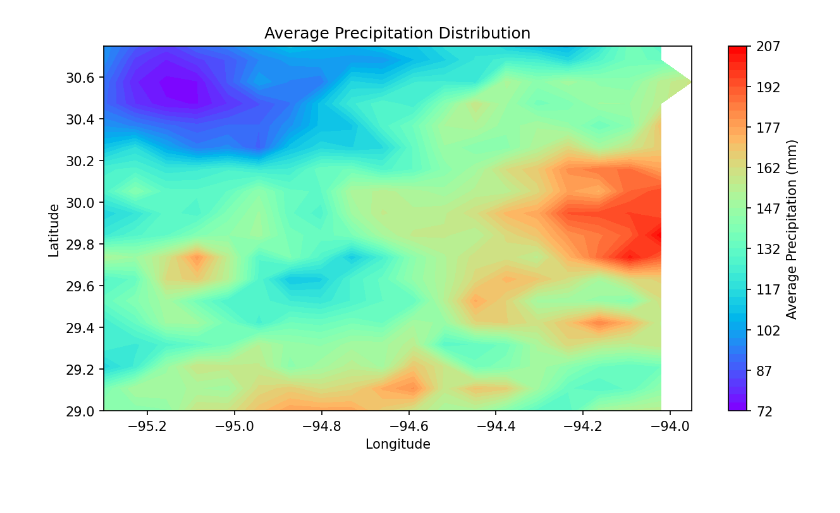
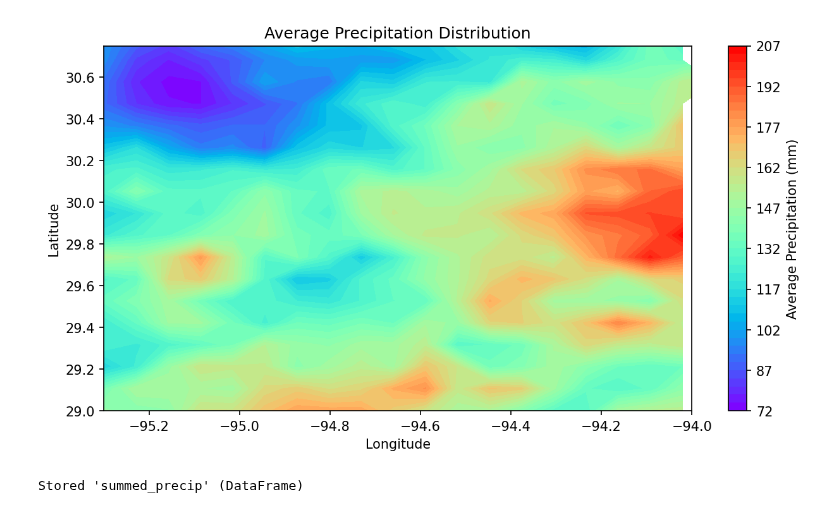
Before and after one commit to oluwafemiomitusa/Geospatial-Analysis, a Jupyter notebook: Second_part/Jupyter Notebooks/New/precipitation.ipynb, the cells around one changed output. Saved outputs shown, nothing was run; the diff lists cells and outputs as text; code cells hidden in the pictures.

```diff
--- a/Second_part/Jupyter Notebooks/New/precipitation.ipynb
+++ b/Second_part/Jupyter Notebooks/New/precipitation.ipynb
@@ -33,7 +26,7 @@ for filename in os.listdir(directory):
         all_data.append(grouped_df)
 
 # Combine all data into a single DataFrame
-combined_data = pd.concat(all_data, ignore_index=True)
+summed_precip = pd.concat(all_data, ignore_index=True)
 
 # Optionally, save the combined data to a new file
 #combined_data.to_csv('path/to/save/combined_data.csv', index=False)
@@ -59,9 +52,9 @@ import matplotlib.pyplot as plt
 from scipy.interpolate import griddata
 
 # Replace the synthetic data below with your own data
-longitudes = combined_data['Longitude']
-latitudes = combined_data['Latitude']
-precipitation = combined_data['Precipitation']
+longitudes = summed_precip['Longitude']
+latitudes = summed_precip['Latitude']
+precipitation = summed_precip['Precipitation']
 
 # Creating a regular grid for contour plot
 # Adjust the grid size as needed for resolution
@@ -98,13 +91,17 @@ with np.errstate(divide='ignore', invalid='ignore'):
 # %%
 # Plotting the average precipitation distribution
 plt.figure(figsize=(10, 5), dpi=150)
 plt.contourf(lon_grid, lat_grid, average_precipitation, levels=50, cmap='rainbow')
 plt.colorbar(label='Average Precipitation (mm)')
 plt.title('Average Precipitation Distribution')
 plt.xlabel('Longitude')
-plt.xlim(-95.3, -93.95)
+plt.xlim(-95.3, -94)
 plt.ylim(29, 30.75)
 plt.ylabel('Latitude')
 plt.show()
 # %% [output]
-[figure, old version]
+[figure, new version]
+# %%
+%store summed_precip
+# %% [output]
+Stored 'summed_precip' (DataFrame)
```
Also changed, not shown: parts of 4 cells of this notebook, 7 other files.
